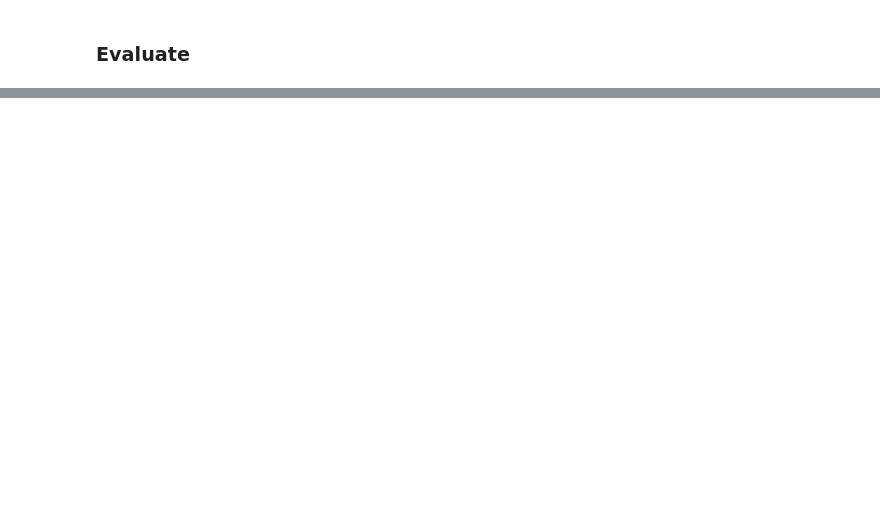
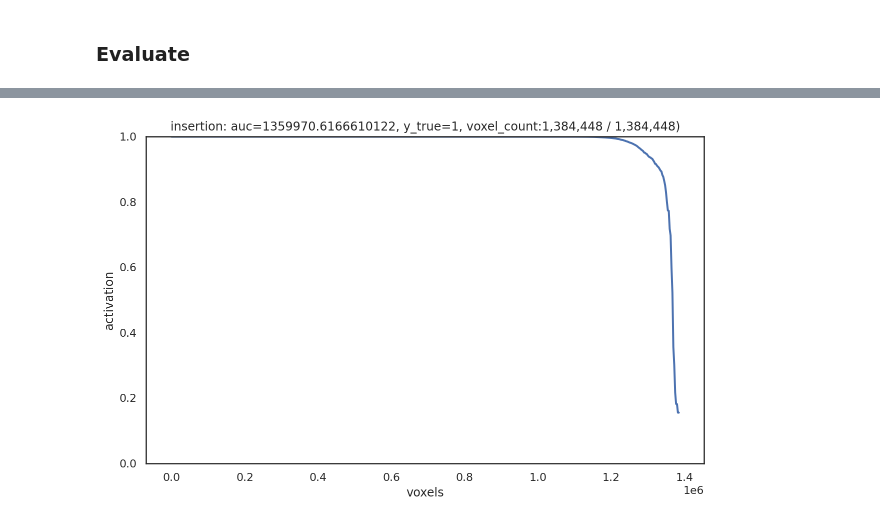
Before and after one commit to timzatko/dp, a Jupyter notebook: conda_notebooks/risei/risei_v0_run_3.ipynb, the cells around one changed output, grey strips where cells are left out. Saved outputs shown, nothing was run; the diff lists cells and outputs as text; code cells hidden in the pictures; blank space fills up the shorter version.

```diff
--- a/conda_notebooks/risei/risei_v0_run_3.ipynb
+++ b/conda_notebooks/risei/risei_v0_run_3.ipynb
@@ -383,3 +386,7 @@ history.plot_heatmap_z(0)
+# %%
+history.plot_evaluation(0)
+# %% [output]
+[figure, added]
 # %%
 history.plot_evaluation(1)
 # %% [output]
```
Also changed, not shown: parts of 13 cells of this notebook.
